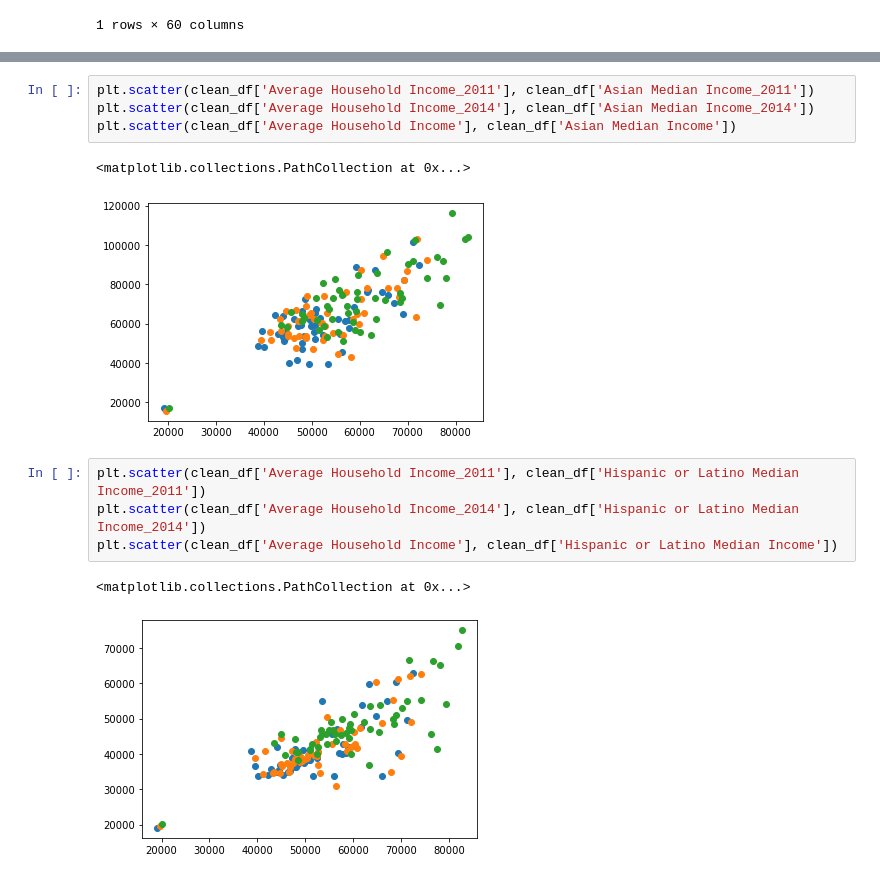
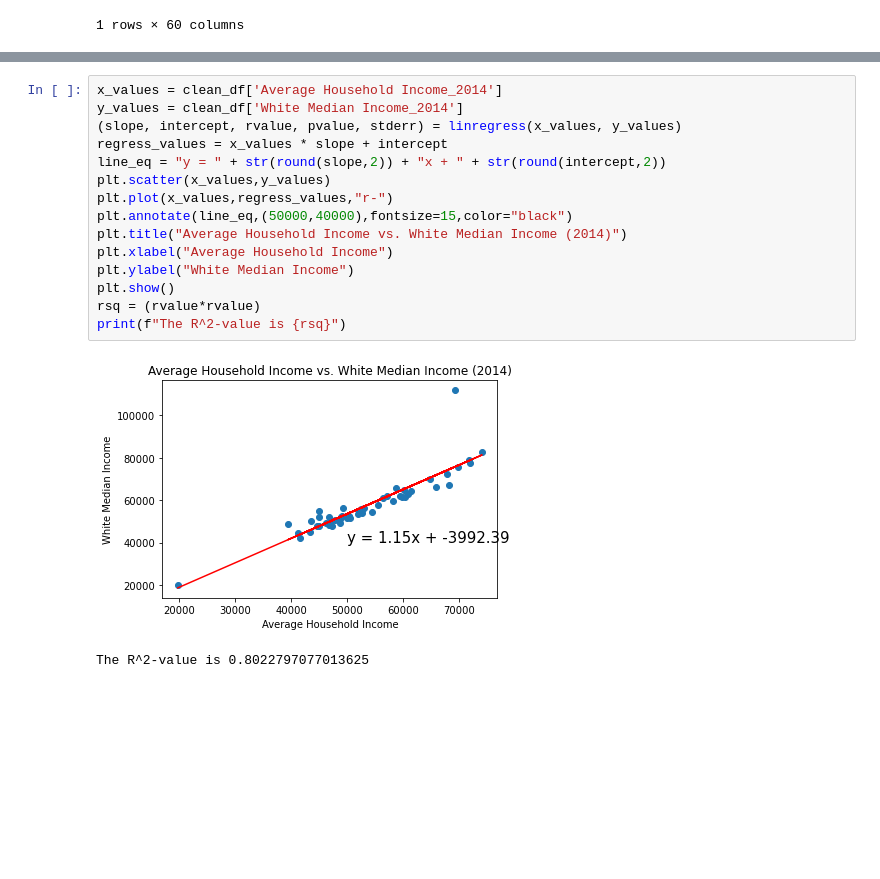
Before and after one commit to cullen-andrews/project-one, a Jupyter notebook: Census_Data-Analysis.ipynb, the cells around one changed output, grey strips where cells are left out. Saved outputs shown, nothing was run; the diff lists cells and outputs as text; blank space fills up the shorter version.

```diff
--- a/Census_Data-Analysis.ipynb
+++ b/Census_Data-Analysis.ipynb
@@ -327,14 +327,18 @@ plt.scatter(clean_df['Average Household Income'], clean_df['Black Median Income'
-# %%
-plt.scatter(clean_df['Average Household Income_2011'], clean_df['Asian Median Income_2011'])
-plt.scatter(clean_df['Average Household Income_2014'], clean_df['Asian Median Income_2014'])
-plt.scatter(clean_df['Average Household Income'], clean_df['Asian Median Income'])
-# %% [output]
-<matplotlib.collections.PathCollection at 0x...>
-[figure, removed]
-# %%
-plt.scatter(clean_df['Average Household Income_2011'], clean_df['Hispanic or Latino Median Income_2011'])
-plt.scatter(clean_df['Average Household Income_2014'], clean_df['Hispanic or Latino Median Income_2014'])
-plt.scatter(clean_df['Average Household Income'], clean_df['Hispanic or Latino Median Income'])
-# %% [output]
-<matplotlib.collections.PathCollection at 0x...>
-[figure, removed]
+# %%
+x_values = clean_df['Average Household Income_2014']
+y_values = clean_df['White Median Income_2014']
+(slope, intercept, rvalue, pvalue, stderr) = linregress(x_values, y_values)
+regress_values = x_values * slope + intercept
+line_eq = "y = " + str(round(slope,2)) + "x + " + str(round(intercept,2))
+plt.scatter(x_values,y_values)
+plt.plot(x_values,regress_values,"r-")
+plt.annotate(line_eq,(50000,40000),fontsize=15,color="black")
+plt.title("Average Household Income vs. White Median Income (2014)")
+plt.xlabel("Average Household Income")
+plt.ylabel("White Median Income")
+plt.show()
+rsq = (rvalue*rvalue)
+print(f"The R^2-value is {rsq}")
+# %% [output]
+[figure, added]
+The R^2-value is 0.8022797077013625
```
Also changed, not shown: parts of 13 cells of this notebook.
